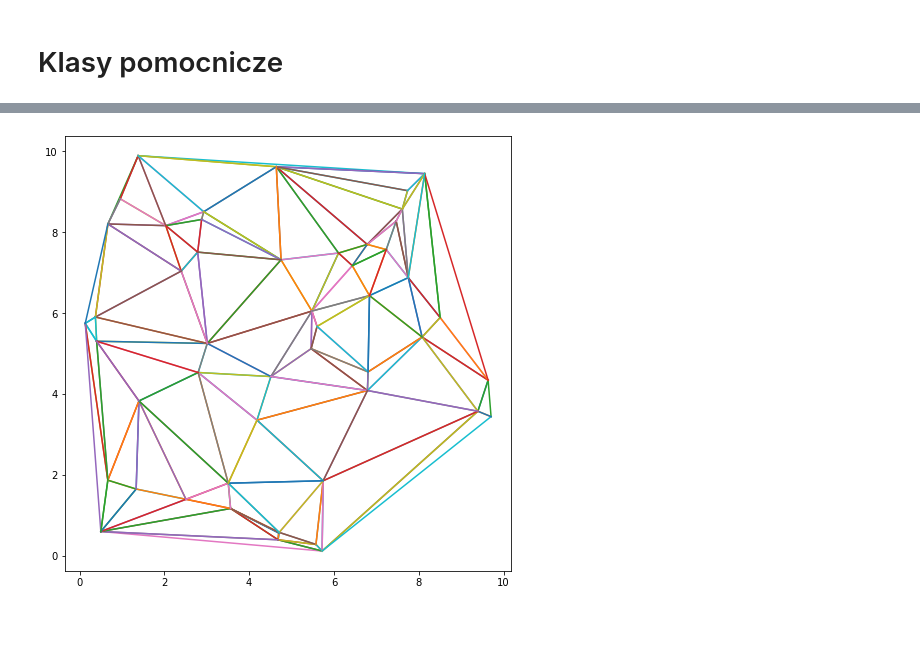
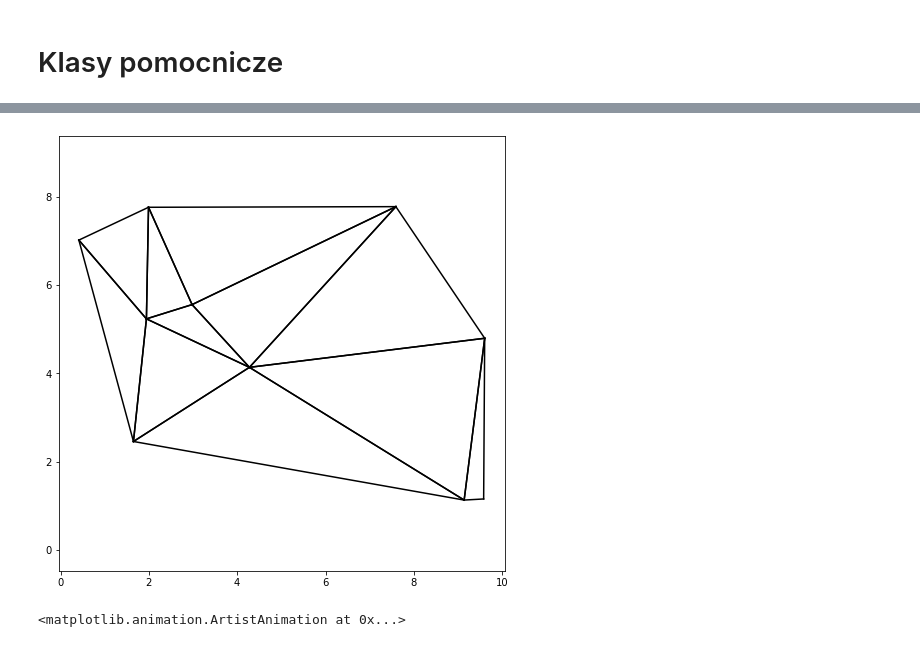
Before and after one commit to anuar2k/AGeom-2020, a Jupyter notebook: proj/proj01.ipynb, the cells around one changed output, grey strips where cells are left out. Cells and saved outputs as stored; diff of their text form; code cells hidden in the pictures.

Commit message:
added animation

```diff
--- a/proj/proj01.ipynb
+++ b/proj/proj01.ipynb
@@ -46,6 +46,36 @@ def insideCircle(t1, t2, t3, p):
           - m[0][0] * m[2][1] * m[1][2]
 
     return det > EPSILON
+
+def unzip(tuplelist):
+    if (len(tuplelist) > 0):
+        return tuple(map(list, zip(*tuplelist)))
+    else:
+        return ([], [])
+
+def prepPlot():
+    plt.close()
+    plt.axis("equal")
+
+def getCircle(a, b, c):
+    ax, ay = a
+    bx, by = b
+    cx, cy = c
+
+    bxp, byp = bx - ax, by - ay
+    cxp, cyp = cx - ax, cy - ay
+
+    dp = 2 * (bxp * cyp - byp * cxp)
+
+    uxp = (cyp * (bxp ** 2 + byp ** 2) - byp * (cxp ** 2 + cyp ** 2)) / dp
+    uyp = (bxp * (cxp ** 2 + cyp ** 2) - cxp * (bxp ** 2 + byp ** 2)) / dp
+
+    r = math.sqrt(uxp ** 2 + uyp ** 2)
+
+    ux = uxp + ax
+    uy = uyp + ay
+
+    return ux, uy, r
 # %% [markdown]
 # Klasy pomocnicze
 # %%
@@ -145,17 +175,20 @@ class Point:
 # and provide quick access to triangles along connected points
 # of the triangulation
 class Triangle:
-    def __init__(self, p1, p2, p3):
+    def __init__(self, activeTriangles, p1, p2, p3):
+        self.activeTriangles = activeTriangles
         self.points = {p1, p2, p3}
         self.children = []
 
     # make connections between points the triangle is made of
     def add(self):
+        self.activeTriangles.add(self)
         for point in self.points:
             point.addTriangle(self)
 
     # break connections between points the triangle is made of
     def remove(self):
+        self.activeTriangles.remove(self)
         for point in self.points:
             point.removeTriangle(self)
 
@@ -377,7 +699,7 @@ def delaunayTriangulation(points):
 def randPoint():
     return (random.uniform(0, 10), random.uniform(0, 10))
 
-l = [randPoint() for _ in range(50)]
+l = [randPoint() for _ in range(10)]
 # %%
 tg = delaunayTriangulation(l)
 print(len(tg))
@@ -386,13 +708,14 @@ print(len(tg))
 # %%
+prepPlot()
 for tr in tg:
     p1, p2, p3 = tr
 
     p1x, p1y = p1
     p2x, p2y = p2
     p3x, p3y = p3
 
-    plt.plot([p1x, p2x], [p1y, p2y])
-    plt.plot([p1x, p3x], [p1y, p3y])
-    plt.plot([p2x, p3x], [p2y, p3y])
+    plt.plot([p1x, p2x], [p1y, p2y], color="black")
+    plt.plot([p1x, p3x], [p1y, p3y], color="black")
+    plt.plot([p2x, p3x], [p2y, p3y], color="black")
 # %% [output]
-[figure, old version]
+[figure, new version]
@@ -398,0 +727,4 @@ for tr in tg:
+# %%
+ani
+# %% [output]
+<matplotlib.animation.ArtistAnimation at 0x...>
```
Also changed, not shown: parts of 9 cells of this notebook.
